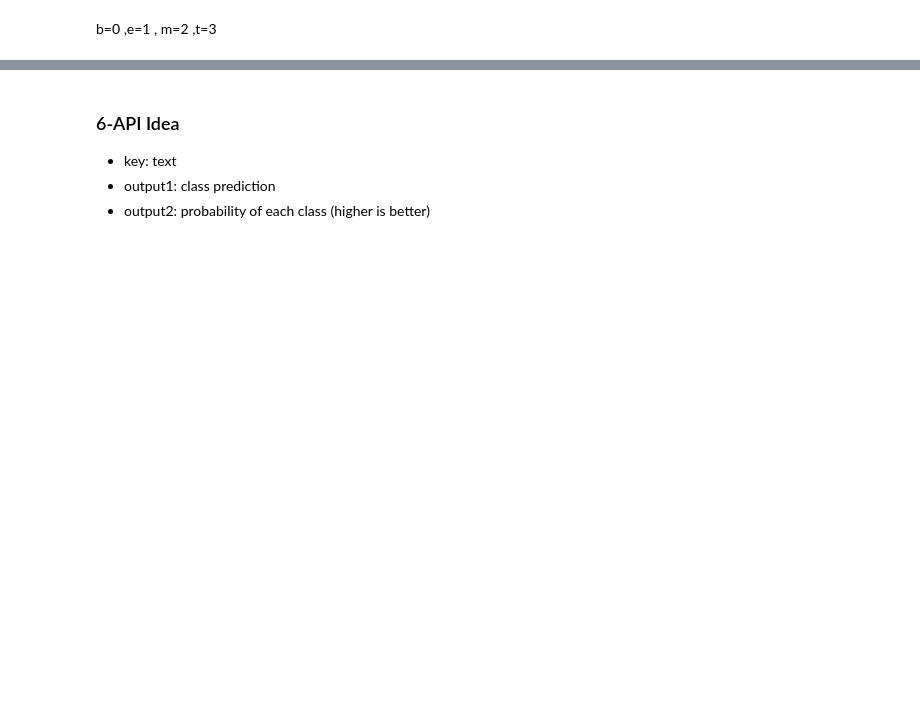
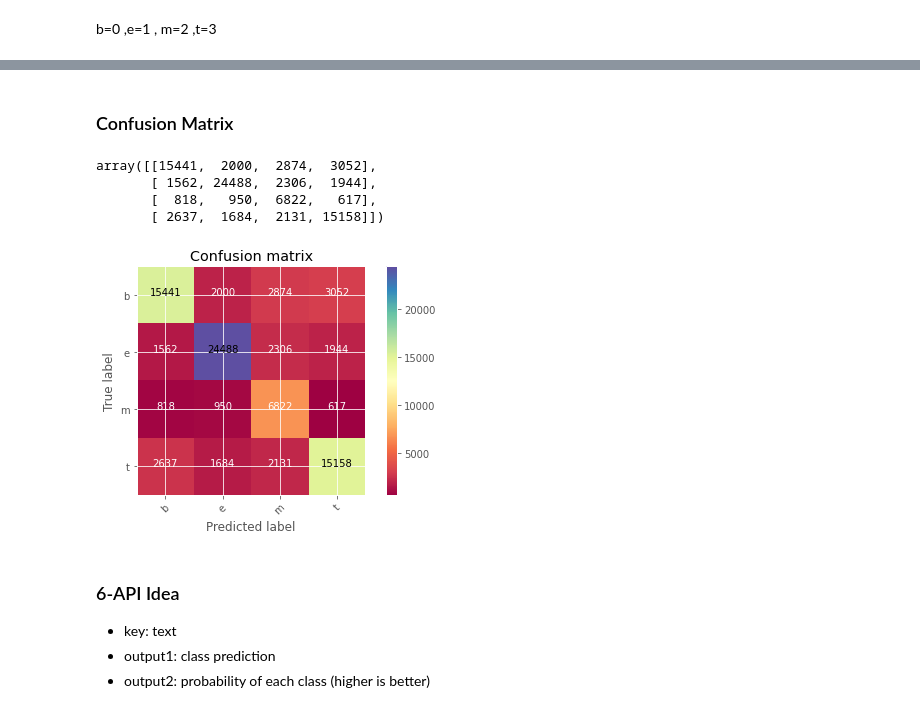
Before and after one commit to HassanSherwani/classify_documents-, a Jupyter notebook: notebooks/4.Neural_nets.ipynb, the cells around one changed output, grey strips where cells are left out. Cells and saved outputs as stored; diff of their text form; code cells hidden in the pictures; blank space fills up the shorter version.

```diff
--- a/notebooks/4.Neural_nets.ipynb
+++ b/notebooks/4.Neural_nets.ipynb
@@ -526,0 +581,3 @@ b=0 ,e=1 , m=2 ,t=3
+# %%
+y_test_ohe=one_hot_encode_object_array(label_test)
+print(y_test_ohe.shape)
@@ -526,0 +598,3 @@ b=0 ,e=1 , m=2 ,t=3
+# %%
+pred_class = model_nn.predict(X_pd_sq_test)
+pred_class[:5]
@@ -526,0 +616,4 @@ b=0 ,e=1 , m=2 ,t=3
+# %%
+#Other way to do it
+y_test_class = np.argmax(y_test_ohe,axis=1)
+y_pred_class = np.argmax(pred_class,axis=1)
@@ -527,3 +636,17 @@ b=0 ,e=1 , m=2 ,t=3
+# %% [markdown]
+### Confusion Matrix
+# %%
+cm=confusion_matrix(y_test_class,y_pred_class)
+cm
+# %% [output]
+array([[15441,  2000,  2874,  3052],
+       [ 1562, 24488,  2306,  1944],
+       [  818,   950,  6822,   617],
+       [ 2637,  1684,  2131, 15158]])
+# %%
+plot_confusion_matrix(cm, classes=['b', 'e','m','t'])
+# %% [output]
+[figure, added]
 # %% [markdown]
 ### 6-API Idea
 
```
Also changed, not shown: parts of 36 cells of this notebook, 4 other files.
